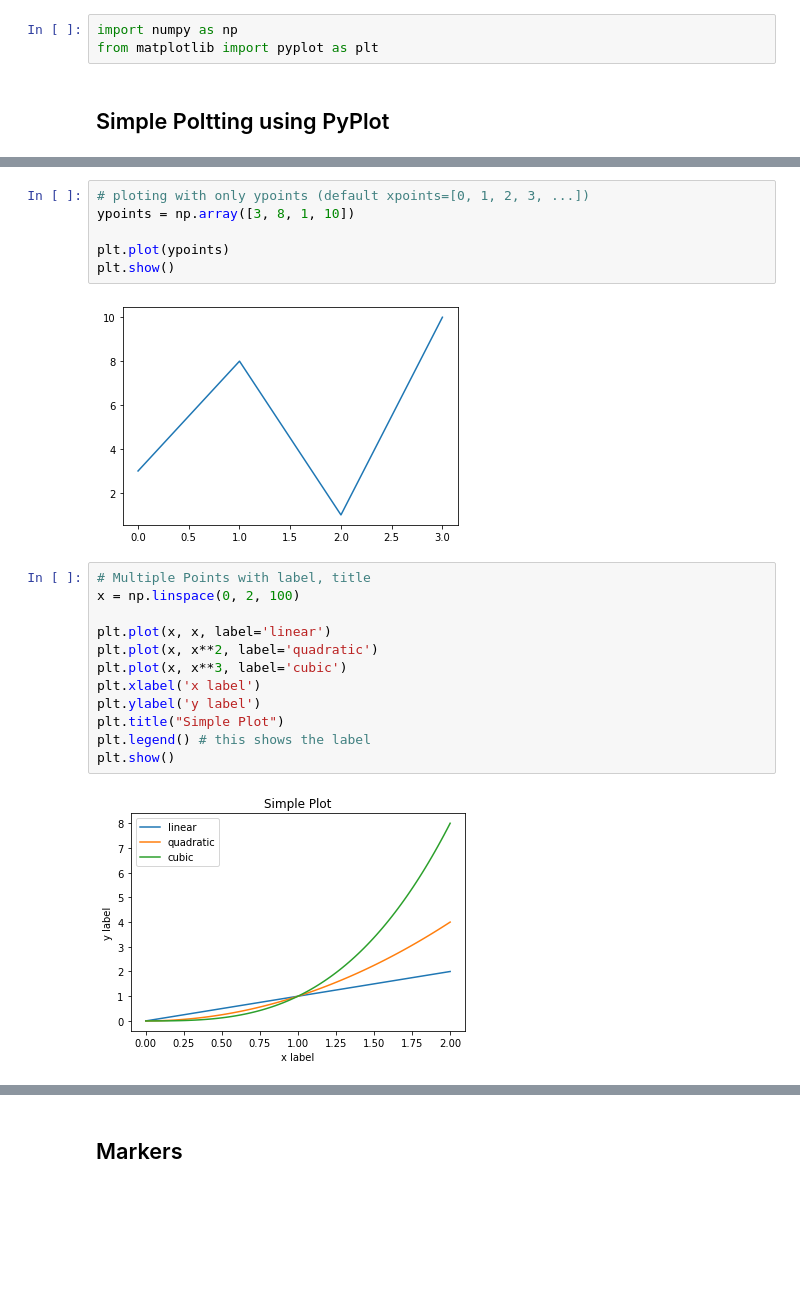
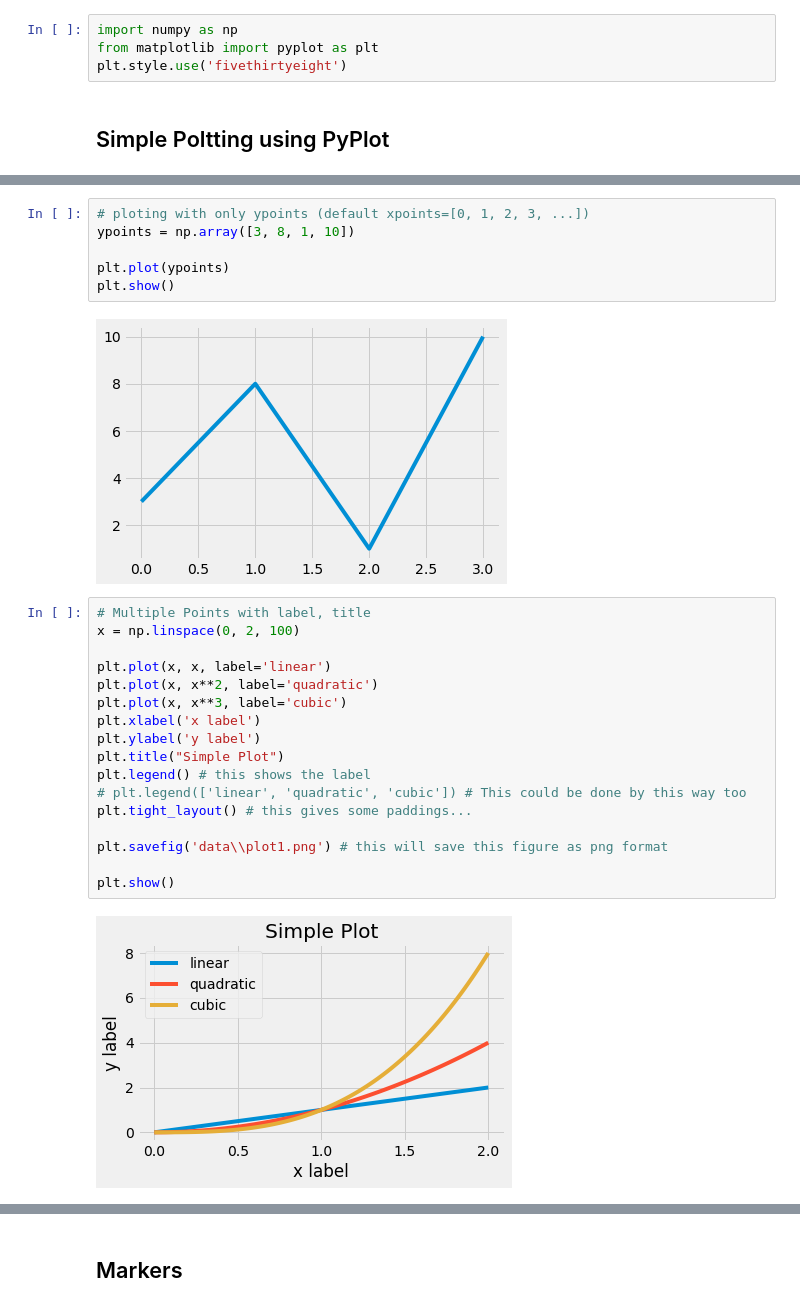
Before and after one commit to codernayeem/python-data-science-cheat-sheet, a Jupyter notebook: 3.1_matplotlib.ipynb, the cells around one changed output, grey strips where cells are left out. Saved outputs shown, nothing was run; the diff lists cells and outputs as text; blank space fills up the shorter version.

```diff
--- a/3.1_matplotlib.ipynb
+++ b/3.1_matplotlib.ipynb
@@ -1,6 +1,7 @@
 # %%
 import numpy as np
 from matplotlib import pyplot as plt
+plt.style.use('fivethirtyeight')
 # %% [markdown]
 ## Simple Poltting using PyPlot
 # %%
@@ -19,21 +20,26 @@ ypoints = np.array([3, 8, 1, 10])
 plt.plot(ypoints)
 plt.show()
 # %% [output]
-[figure, old version]
+[figure, new version]
 # %%
 # Multiple Points with label, title
 x = np.linspace(0, 2, 100)
 
 plt.plot(x, x, label='linear')
 plt.plot(x, x**2, label='quadratic')
 plt.plot(x, x**3, label='cubic')
 plt.xlabel('x label')
 plt.ylabel('y label')
 plt.title("Simple Plot")
 plt.legend() # this shows the label
+# plt.legend(['linear', 'quadratic', 'cubic']) # This could be done by this way too
+plt.tight_layout() # this gives some paddings...
+
+plt.savefig('data\\plot1.png') # this will save this figure as png format
+
 plt.show()
 # %% [output]
-[figure, old version]
+[figure, new version]
 # %%
 # Multiple plots in a figure with label, title
 
```
Also changed, not shown: parts of 25 cells of this notebook.
